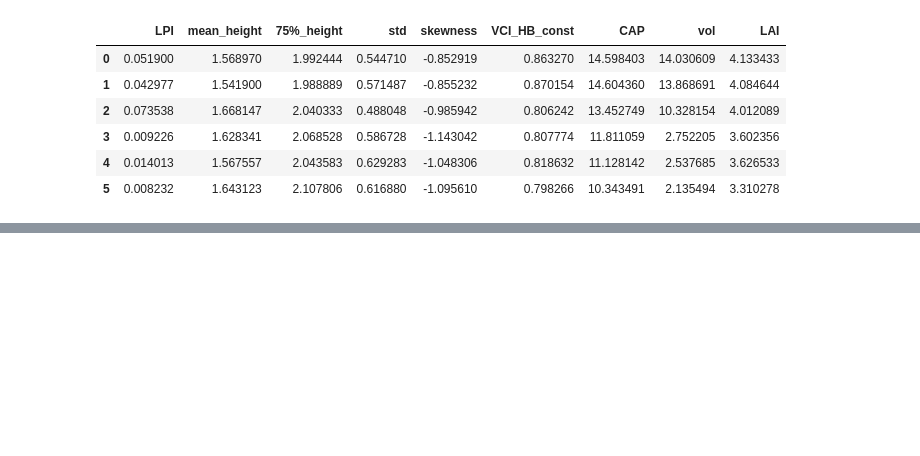
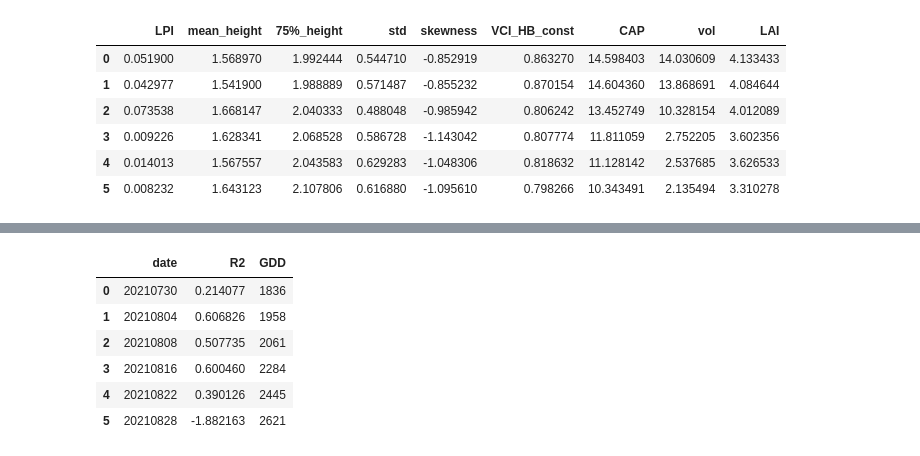
Before and after one commit to Enderrrr-TW/Purdue_every_life, a Jupyter notebook: LAI_SVR.ipynb, the cells around one changed output, grey strips where cells are left out. Saved outputs shown, nothing was run; the diff lists cells and outputs as text; code cells hidden in the pictures; blank space fills up the shorter version.

```diff
--- a/LAI_SVR.ipynb
+++ b/LAI_SVR.ipynb
@@ -217,0 +251,18 @@ E:/Ender/data/UAV/HIPS/relative_height/20210828/features2.csv
+# %%
+dfv2=dict()
+dfv2['date']=[]
+dfv2['R2']=[]
+dfv2['GDD']=[1836,1958,2061,2284,2445,2621]
+for d in range(len(date)):
+    dfv2['date'].append(date[d])
+    dfv2['R2'].append(grid2.score(X_test_daily2[d],y_test_daily2[d]))
+dfv2=pd.DataFrame(dfv2)
+dfv2
+# %% [output]
+|  | date | R2 | GDD |
+| 0 | 20210730 | 0.214077 | 1836 |
+| 1 | 20210804 | 0.606826 | 1958 |
+| 2 | 20210808 | 0.507735 | 2061 |
+| 3 | 20210816 | 0.600460 | 2284 |
+| 4 | 20210822 | 0.390126 | 2445 |
+| 5 | 20210828 | -1.882163 | 2621 |
```
Also changed, not shown: parts of 18 cells of this notebook.
